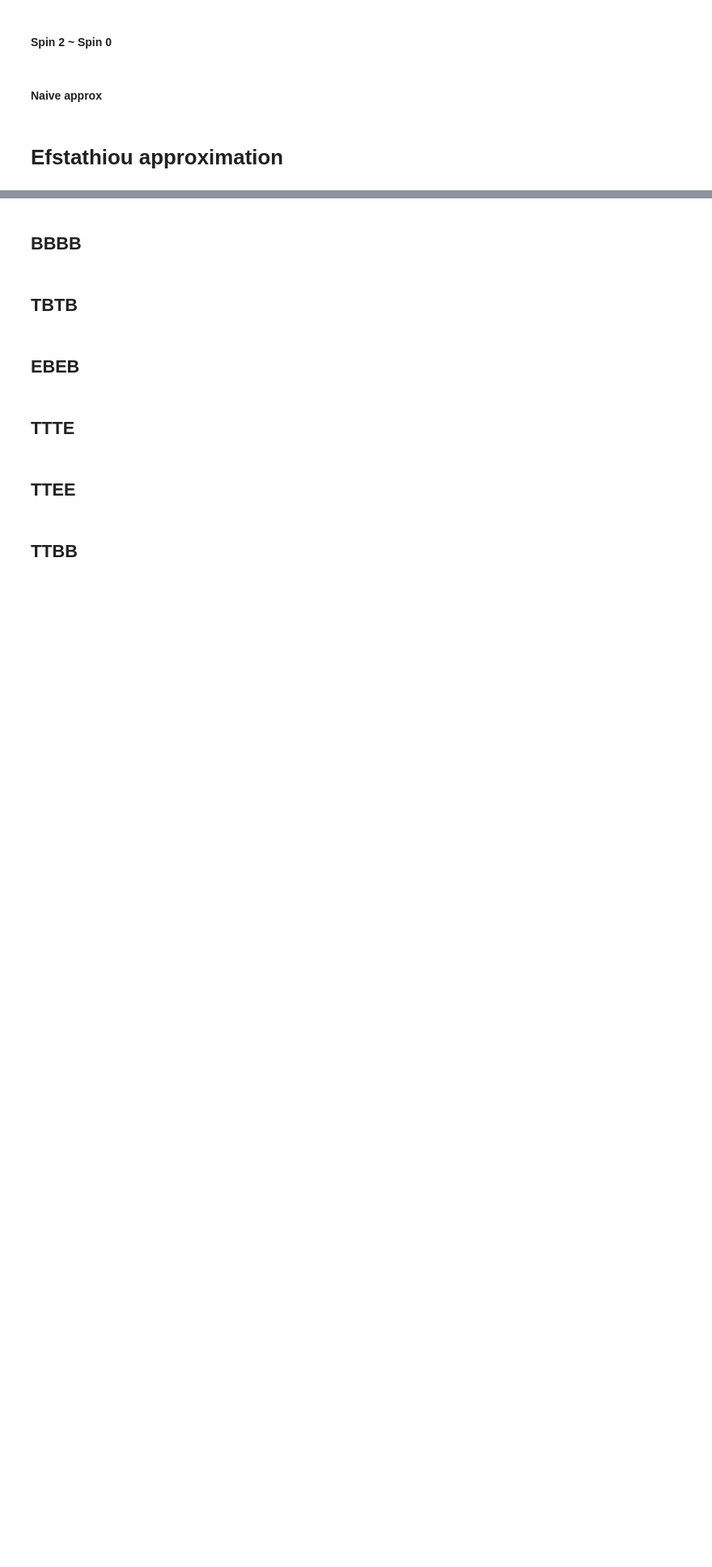
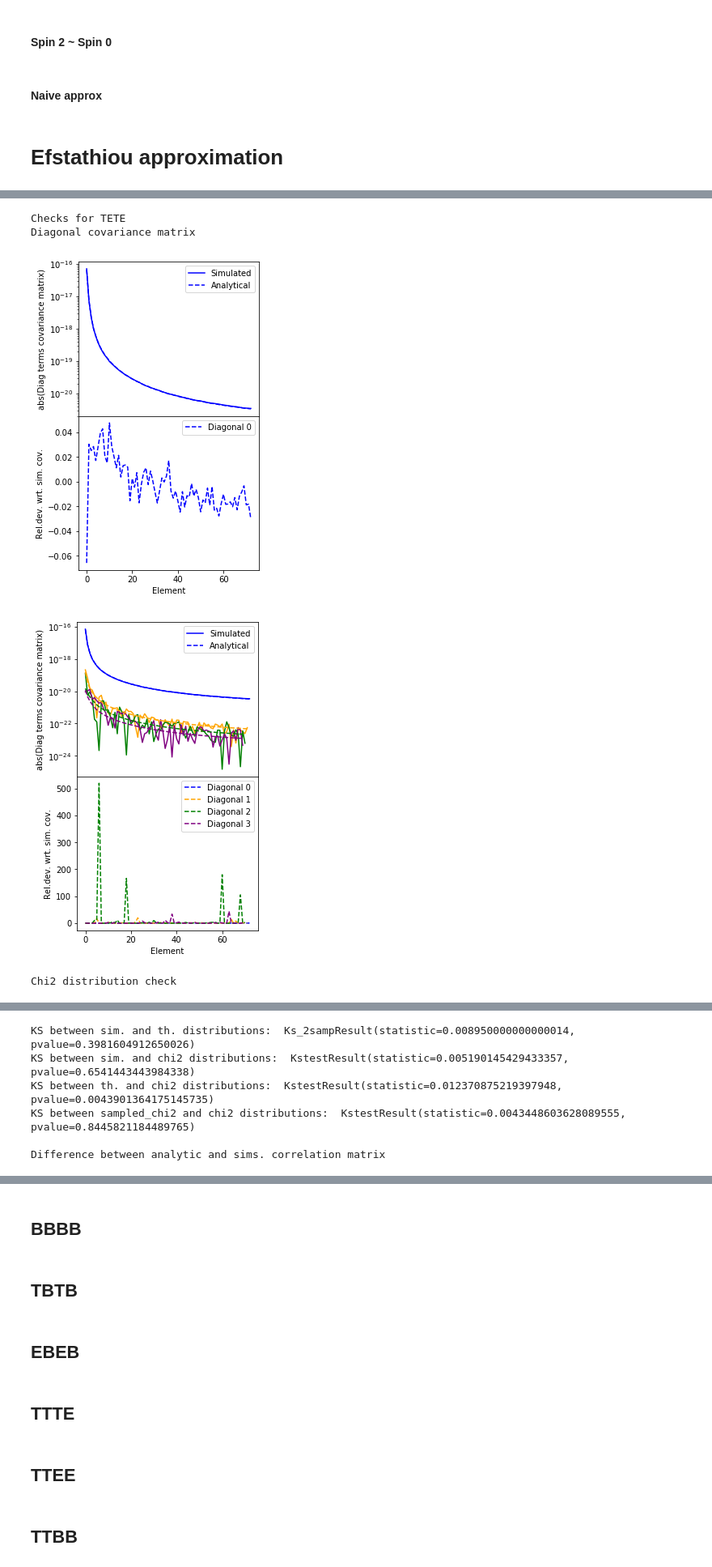
Before and after one commit to damonge/PCLCovariance, a Jupyter notebook: notebooks/flat-sky-2bins.ipynb, the cells around one changed output, grey strips where cells are left out. Shown at 81% size. Drawn from its saved outputs; the diff is of its cells as text; code cells hidden in the pictures; blank space fills up the shorter version.

```diff
--- a/notebooks/flat-sky-2bins.ipynb
+++ b/notebooks/flat-sky-2bins.ipynb
@@ -449,2 +464,8 @@ Row of cov. matrix.
 # %%
-chi2_TETE, corr_TETE = co.do_all_checks(lbins[:lmax], clTE[:, :lmax], CovSims_TE[:lmax, :lmax], CovTh_TETE[:lmax, :lmax], modes="TETE")
+chi2_T1E2T1E2, corr_T1E2T1E2 = co.do_all_checks(lbins[:lmax], clT1E2[:, :lmax], CovSims_T1E2[:lmax, :lmax], CovTh_T1E2[:lmax, :lmax], modes="TETE")
+# %% [output]
+Checks for TETE
+Diagonal covariance matrix
+[figure, added]
+[figure, added]
+Chi2 distribution check
@@ -450,0 +473,6 @@ chi2_TETE, corr_TETE = co.do_all_checks(lbins[:lmax], clTE[:, :lmax], CovSims_TE
+KS between sim. and th. distributions:  Ks_2sampResult(statistic=0.008950000000000014, pvalue=0.3981604912650026)
+KS between sim. and chi2 distributions:  KstestResult(statistic=0.005190145429433357, pvalue=0.6541443443984338)
+KS between th. and chi2 distributions:  KstestResult(statistic=0.012370875219397948, pvalue=0.0043901364175145735)
+KS between sampled_chi2 and chi2 distributions:  KstestResult(statistic=0.0043448603628089555, pvalue=0.8445821184489765)
+
+Difference between analytic and sims. correlation matrix
```
Also changed, not shown: parts of 78 cells of this notebook.
